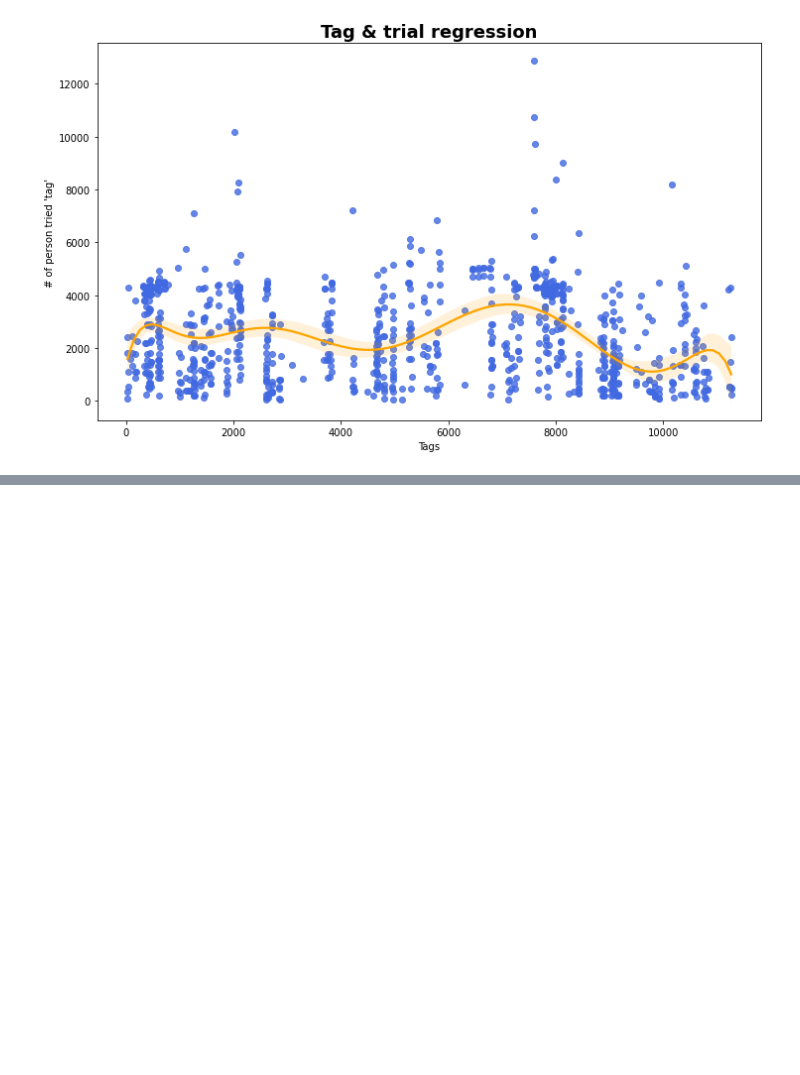
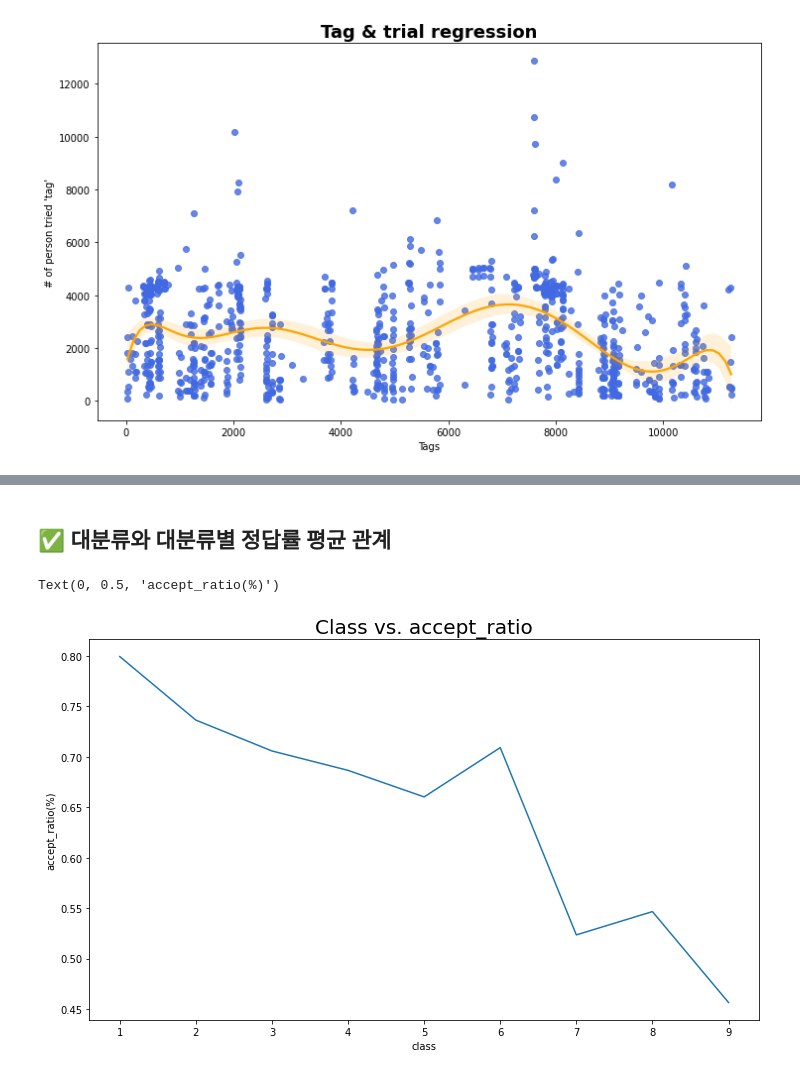
Before and after one commit to boostcampaitech3/level2-dkt-level2-recsys-07, a Jupyter notebook: EDA/eda_Jongmoon.ipynb, the cells around one changed output, grey strips where cells are left out. Cells and saved outputs as stored; diff of their text form; code cells hidden in the pictures; blank space fills up the shorter version.

```diff
--- a/EDA/eda_Jongmoon.ipynb
+++ b/EDA/eda_Jongmoon.ipynb
@@ -421,0 +456,17 @@ plt.show()
+# %%
+# 6. 각 문제별로 맞은 사람의 수를 구하기
+train_df_only_correct = train_df[train_df["answerCode"] == 1]
+c = train_df_only_correct.groupby("userID")["assessmentItemID"].apply(set)
+
+problem_correct_cnt = defaultdict(int)
+for user, problems in tqdm(zip(c.index, c.values)):
+    for prob in problems:
+        problem_correct_cnt[prob] += 1
+
+for prob_id, cnt in tqdm(zip(problem_correct_cnt.keys(), problem_correct_cnt.values()), total=len(problem_correct_cnt)):
+    assessment_df.loc[assessment_df["assessmentID"] == prob_id, "accept_person"] = cnt
+
+# 7. 각 문제별 knowledge tag 설정
+tag_list = train_df.groupby("assessmentItemID")["KnowledgeTag"].apply(list).sort_index()
+for prob, knowledge_tag in tqdm(zip(tag_list.keys(), tag_list), total=len(tag_list)):
+    assessment_df.loc[assessment_df["assessmentID"] == prob, "knowledge_tag"] = knowledge_tag[0]
@@ -421,0 +489,12 @@ plt.show()
+# %% [markdown]
+## ✅ 대분류와 대분류별 정답률 평균 관계
+# %%
+acc = assessment_df.groupby("class")["accept_ratio"].apply(list).apply(np.average)
+
+fig, ax = plt.subplots(1, 1, figsize=(12, 7))
+sns.lineplot(x=acc.index, y=acc.values, ax=ax)
+ax.set_title("Class vs. accept_ratio", fontsize=20)
+ax.set_ylabel("accept_ratio(%)")
+# %% [output]
+Text(0, 0.5, 'accept_ratio(%)')
+[figure, added]
```
Also changed, not shown: parts of 5 cells of this notebook.
